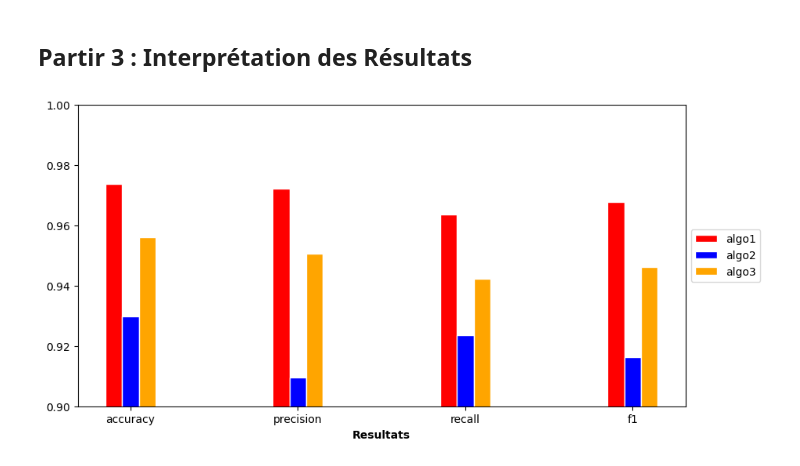
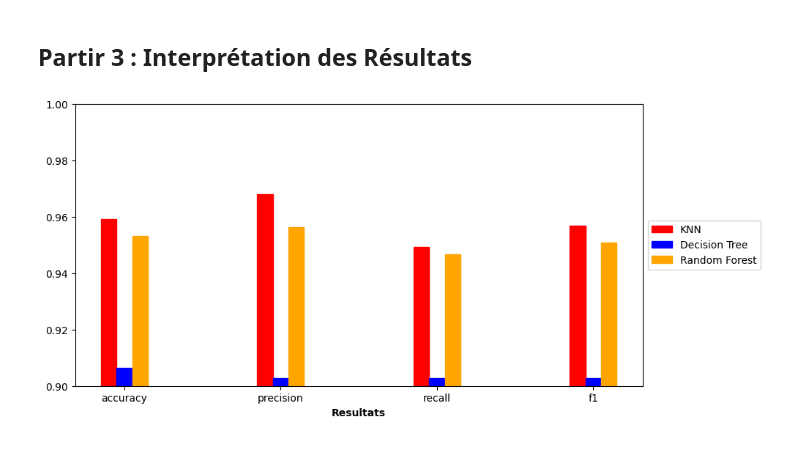
Before and after one commit to appistore/Cancer-du-Sein, a Jupyter notebook: Cancer_du_sein.ipynb, the cells around one changed output. Saved outputs shown, nothing was run; the diff lists cells and outputs as text; code cells hidden in the pictures.

```diff
--- a/Cancer_du_sein.ipynb
+++ b/Cancer_du_sein.ipynb
@@ -362,7 +362,7 @@ X
 #Division du DataFrame en données d'entraînement et données de test (80% pour l'entraînement et 20% pour le test).
 
 from sklearn.model_selection import train_test_split
-X_train, X_test, y_train, y_test = train_test_split(X, y, test_size = 0.2)
+X_train, X_test, y_train, y_test = train_test_split(X, y, test_size = 0.3)
 print(X_train.shape)
 print(X_test.shape)
 print(y_train.shape)
@@ -518,34 +542,34 @@ f1 rf =  0.9462010382255781
 # %%
 #Comparaison entre trois algorithmes en utilisant la bibliothèque matplotlib pour tracer "bar chart".
 import matplotlib.pyplot as plt
 import numpy as np
 
 fig, ax = plt.subplots()
 fig.set_size_inches(10,5)
 ax.set(ylim=[0.9, 1.0])
 
 score_algo1 = [accuracy_score_knn, precision_score_knn, recall_score_knn, f1_score_knn]
 score_algo2 = [accuracy_score_dt,  precision_score_dt, recall_score_dt, f1_score_dt]
 score_algo3 = [accuracy_score_rf, precision_score_rf, recall_score_rf, f1_score_rf]
 
 barWidth = 0.1  # the width of the bars
 
 # Set position of bar on X axis
 r1 = np.arange(4)
 r2 = [x + barWidth for x in r1]
 r3 = [x + barWidth for x in r2]
 
 # Make the plot
-plt.bar(r1, score_algo1, color='red', width=barWidth, edgecolor='white', label='algo1')
-plt.bar(r2, score_algo2, color='blue', width=barWidth, edgecolor='white', label='algo2')
-plt.bar(r3, score_algo3, color='orange', width=barWidth, edgecolor='white', label='algo3')
+plt.bar(r1, score_algo1, color='red', width=barWidth, edgecolor='red', label='KNN')
+plt.bar(r2, score_algo2, color='blue', width=barWidth, edgecolor='blue', label='Decision Tree')
+plt.bar(r3, score_algo3, color='orange', width=barWidth, edgecolor='orange', label='Random Forest')
 
 # Add xticks on the middle of the group bars
 plt.xlabel('Resultats', fontweight='bold')
 plt.xticks([r + barWidth for r in range(4)], ['accuracy', 'precision', 'recall', 'f1'])
 
 # Create legend & Show graphic
 plt.legend(loc='center left', bbox_to_anchor=(1, 0.5))
 plt.show()
 # %% [output]
-[figure, old version]
+[figure, new version]
```
Also changed, not shown: parts of 13 cells of this notebook.
